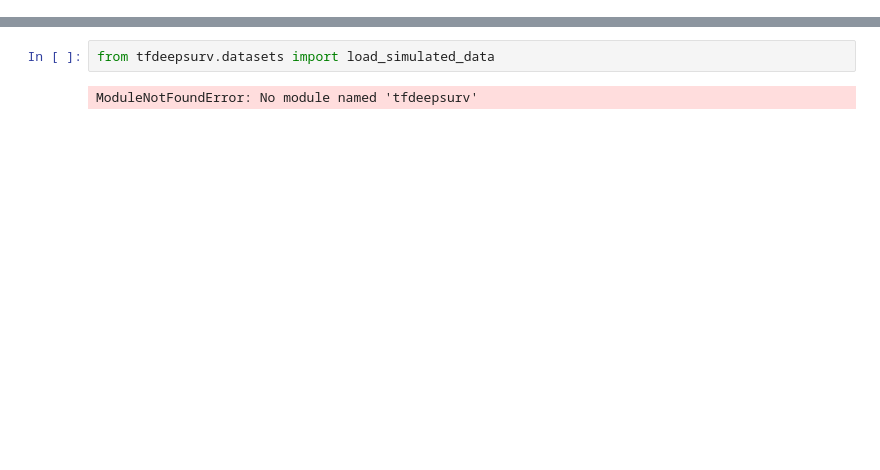
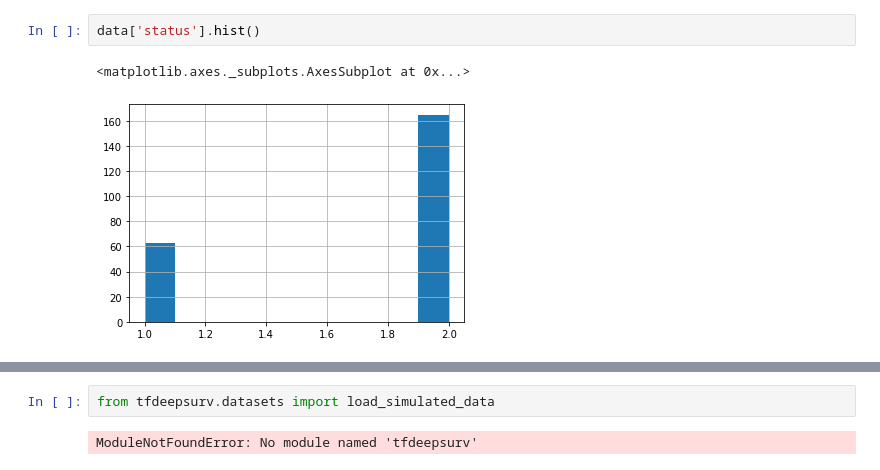
Before and after one commit to alexzzlin/mathematics, a Jupyter notebook: TFDeepSurv_Testing.ipynb, the cells around one changed output, grey strips where cells are left out. Drawn from its saved outputs; the diff is of its cells as text; blank space fills up the shorter version.

```diff
--- a/TFDeepSurv_Testing.ipynb
+++ b/TFDeepSurv_Testing.ipynb
@@ -33,0 +64,5 @@ import tfdeepsurv
+# %%
+data['status'].hist()
+# %% [output]
+<matplotlib.axes._subplots.AxesSubplot at 0x...>
+[figure, added]
```
Also changed, not shown: parts of 29 cells of this notebook, 5 other files.
